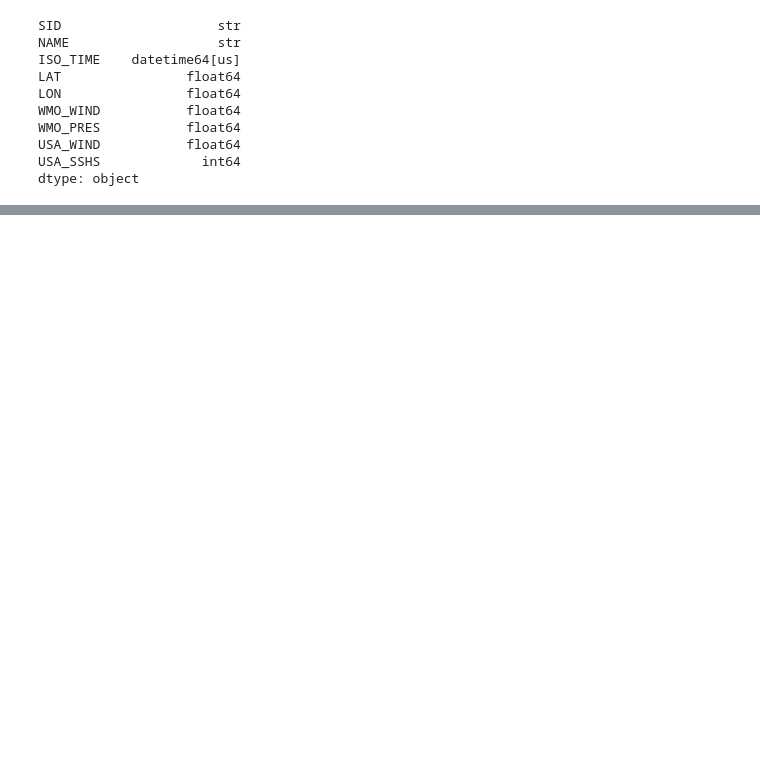
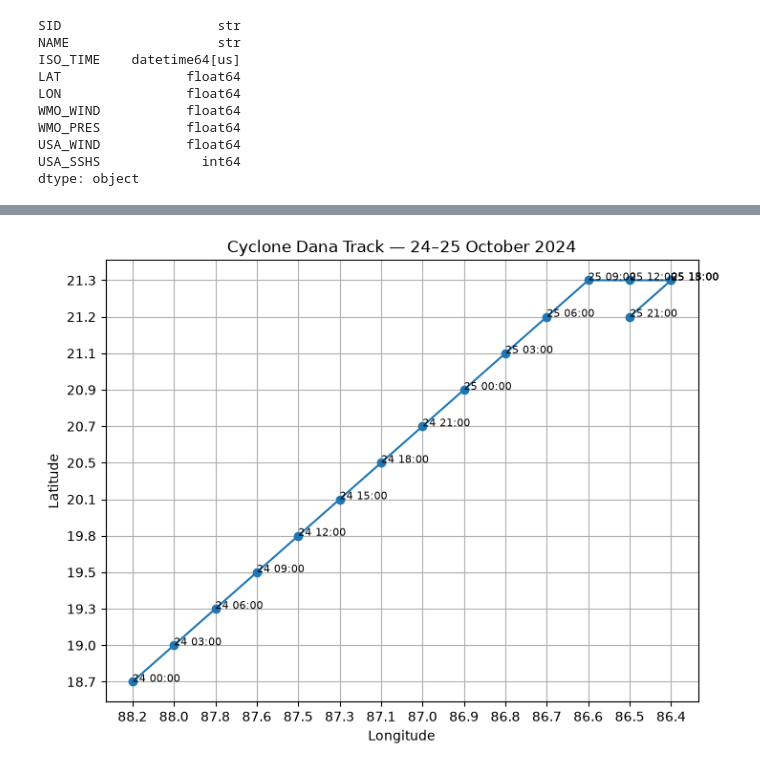
Before and after one commit to Sreoshh/tropical-cyclone-detection, a Jupyter notebook: data/notebooks/01_data_exploration.ipynb, the cells around one changed output, grey strips where cells are left out. Saved outputs shown, nothing was run; the diff lists cells and outputs as text; code cells hidden in the pictures; blank space fills up the shorter version.

Commit message:
feat: Explore satellite imagery and compare with Cyclone Dana’s historical track

```diff
--- a/data/notebooks/01_data_exploration.ipynb
+++ b/data/notebooks/01_data_exploration.ipynb
@@ -315,0 +421,24 @@ else:
+# %%
+import matplotlib.pyplot as plt
+
+dana = check[check["NAME"] == "DANA"].copy()
+dana = dana.sort_values("ISO_TIME")
+
+plt.figure(figsize=(8, 6))
+
+plt.plot(dana["LON"], dana["LAT"], marker="o")
+
+for _, row in dana.iterrows():
+    plt.annotate(
+        row["ISO_TIME"].strftime("%d %H:%M"),
+        (row["LON"], row["LAT"]),
+        fontsize=8
+    )
+
+plt.xlabel("Longitude")
+plt.ylabel("Latitude")
+plt.title("Cyclone Dana Track — 24–25 October 2024")
+plt.grid(True)
+plt.show()
+# %% [output]
+[figure, added]
```
Also changed, not shown: parts of 7 cells of this notebook, 2 other files.
